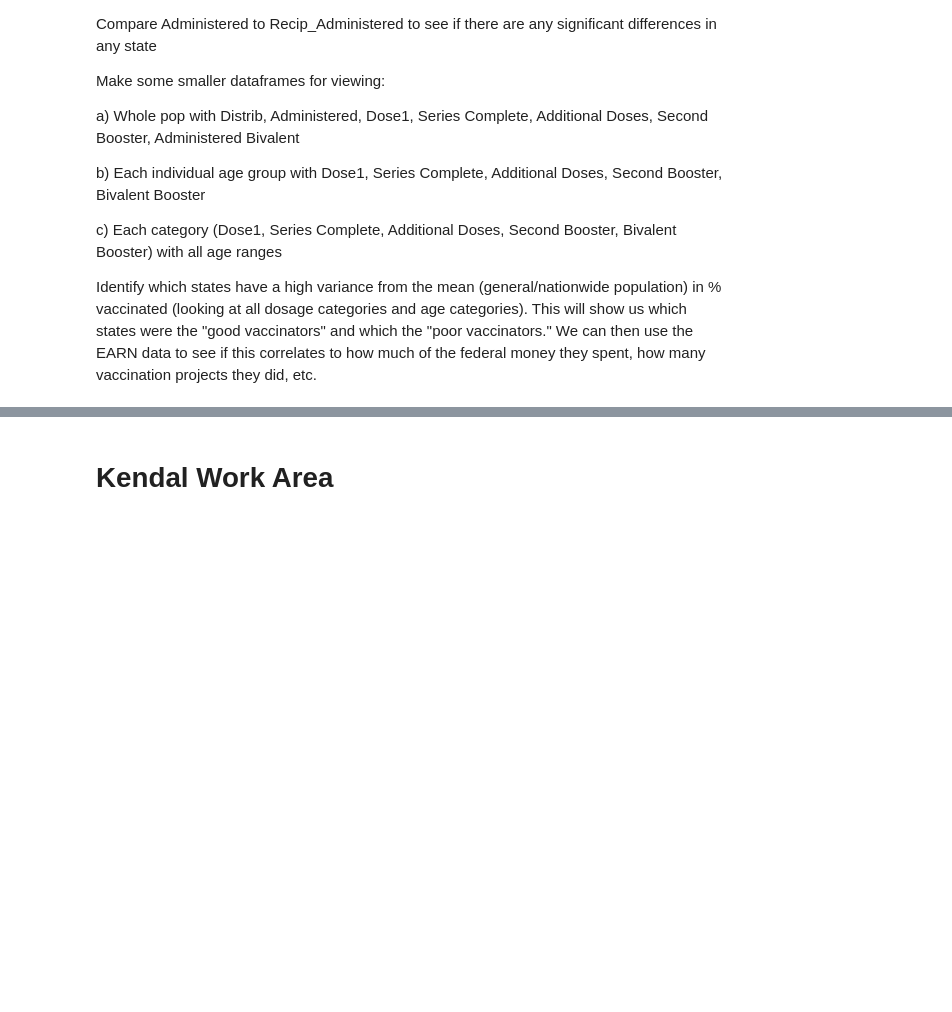
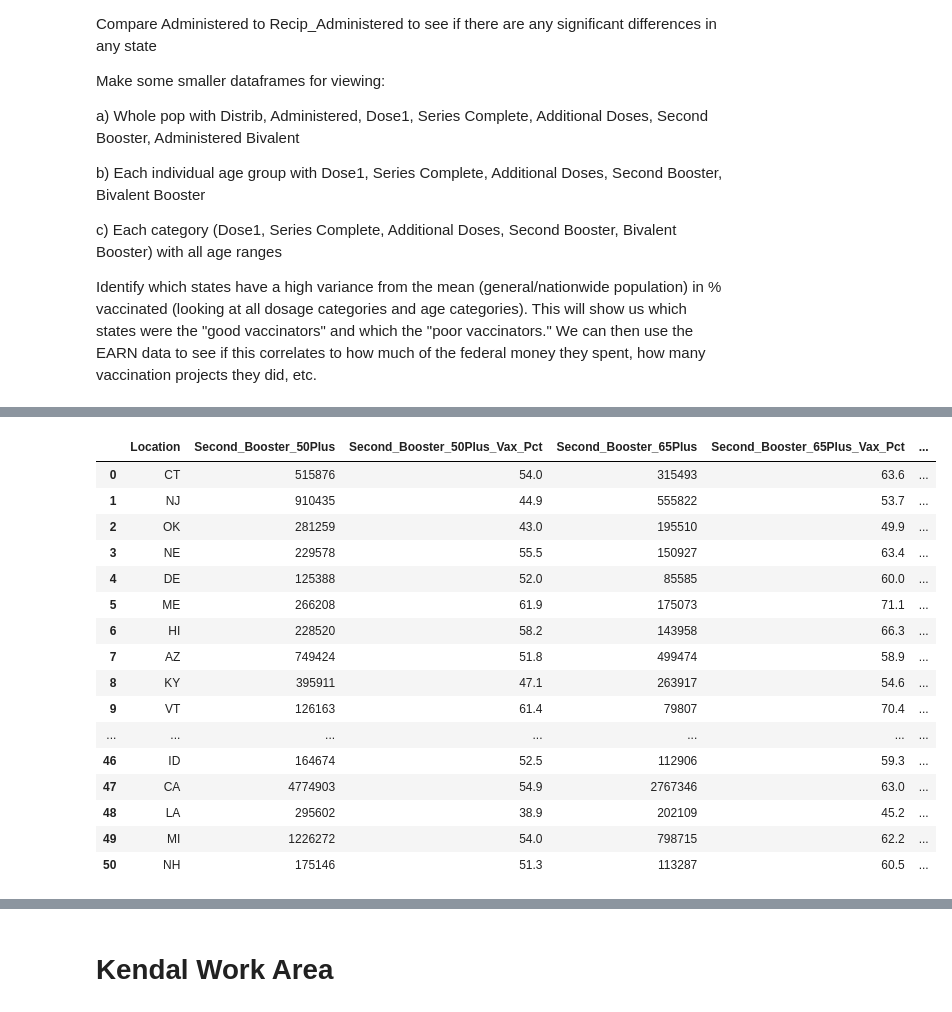
Before and after one commit to Evdawg/Project_1_Covid_Data, a Jupyter notebook: Project_1_covid.ipynb, the cells around one changed output, grey strips where cells are left out. Cells and saved outputs as stored; diff of their text form; code cells hidden in the pictures; blank space fills up the shorter version.

```diff
--- a/Project_1_covid.ipynb
+++ b/Project_1_covid.ipynb
@@ -654,11 +763,29 @@ vac_dd_df
 # %%
-# Checking on second booster columns -- these NaN values actually exist in the spreadsheet. Is there something going on with
-# the function that was used to create the initial dataframe?
+# Checking on second booster columns
 vac_secondbooster_df = pd.DataFrame(data=vac_df, columns=["Location", "Second_Booster_50Plus",
                                                    "Second_Booster_50Plus_Vax_Pct", "Second_Booster_65Plus",
                                                    "Second_Booster_65Plus_Vax_Pct", "Second_Booster_Janssen",
                                                     "Second_Booster_Moderna", "Second_Booster_Pfizer",
                                                     "Second_Booster_Unk_Manuf"])
+vac_secondbooster_df
+# %% [output]
+|  | Location | Second_Booster_50Plus | Second_Booster_50Plus_Vax_Pct | Second_Booster_65Plus | Second_Booster_65Plus_Vax_Pct | ... |
+| 0 | CT | 515876 | 54.0 | 315493 | 63.6 | ... |
+| 1 | NJ | 910435 | 44.9 | 555822 | 53.7 | ... |
+| 2 | OK | 281259 | 43.0 | 195510 | 49.9 | ... |
+| 3 | NE | 229578 | 55.5 | 150927 | 63.4 | ... |
+| 4 | DE | 125388 | 52.0 | 85585 | 60.0 | ... |
+| 5 | ME | 266208 | 61.9 | 175073 | 71.1 | ... |
+| 6 | HI | 228520 | 58.2 | 143958 | 66.3 | ... |
+| 7 | AZ | 749424 | 51.8 | 499474 | 58.9 | ... |
+| 8 | KY | 395911 | 47.1 | 263917 | 54.6 | ... |
+| 9 | VT | 126163 | 61.4 | 79807 | 70.4 | ... |
+| ... | ... | ... | ... | ... | ... | ... |
+| 46 | ID | 164674 | 52.5 | 112906 | 59.3 | ... |
+| 47 | CA | 4774903 | 54.9 | 2767346 | 63.0 | ... |
+| 48 | LA | 295602 | 38.9 | 202109 | 45.2 | ... |
+| 49 | MI | 1226272 | 54.0 | 798715 | 62.2 | ... |
+| 50 | NH | 175146 | 51.3 | 113287 | 60.5 | ... |
 # %%
 # find how many doses were distributed vs administered
 # calculate percent
```
Also changed, not shown: parts of 19 cells of this notebook.
